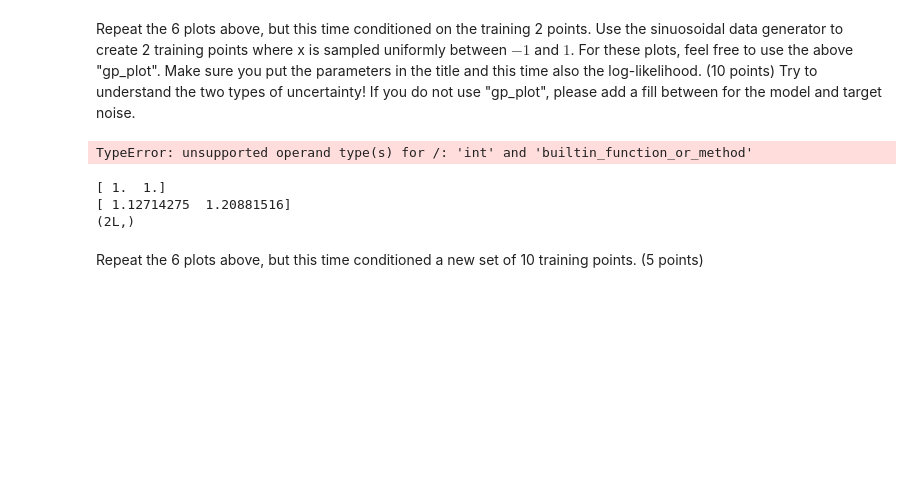
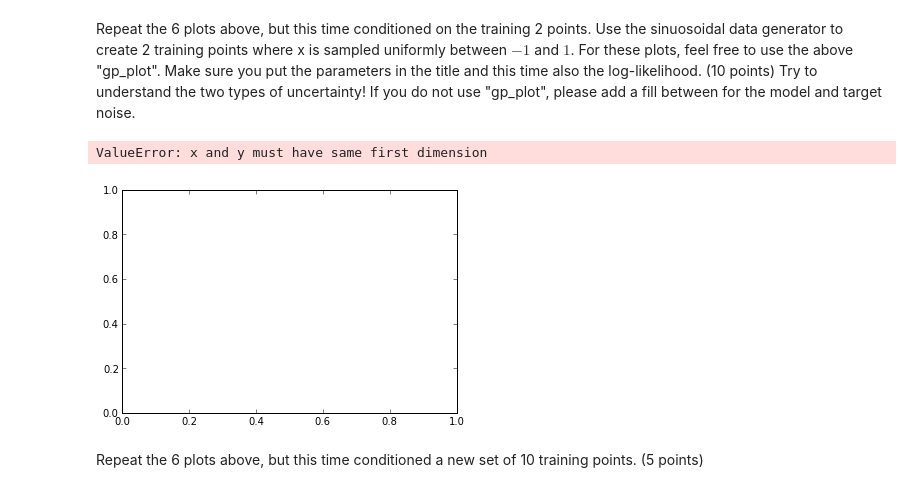
Before and after one commit to jaivalis/MLPR-Labs, a Jupyter notebook: Lab3/Lab3A-class.ipynb, the cells around one changed output. Cells and saved outputs as stored; diff of their text form; code cells hidden in the pictures; blank space fills up the shorter version.

```diff
--- a/Lab3/Lab3A-class.ipynb
+++ b/Lab3/Lab3A-class.ipynb
@@ -207,8 +216,8 @@ Write a function "gp_predictive_distribution( x_train, x_test, theta, C = None )
 Later, to learn the hyperparameters, we will need to compute the log-likelihood of the of the training data.  Implicitly, this is conditioned on the value setting for $\thetav$.  Write a function "gp_log_likelihood( x_train, t_train, theta, C = None, invC = None )", where C and invC can be stored and reused.  (10 points)
 # %%
 #this function should compute C,k,c,mean_function,noise_function
-# c scalar(kernel evaluation at the test input) = k(x_N+1,x_N+1)+1/beta (p. 308)
-# k vector with elements k(x_n,x_N+1)
+# c scalar(kernel evaluation at the test input) = k(x_N+1,x_N+1)+1/beta (p. 308); corresponds to K** in GPtutorial
+# k vector with elements k(x_n,x_N+1) corresponds to K* in GPtutorial
 # C matrix
 # x_N+1 = x_test (p. 307)
 # ___________
@@ -216,24 +225,27 @@ Later, to learn the hyperparameters, we will need to compute the log-likelihood
 # x_test set of test points
 # theta 4 x 1 vector
 def gp_predictive_distribution( x_train, x_test, theta, C = None ):
+    mean_function = []
+    noise_function = []
     # compute vector k:
-    k = vector_k_n_m(x_train, x_test, theta)
+    K = computeK(x_train, x_test, theta) # supposed to be a vector, but with more test points we can create a matrix with the index we can get the vector of each test point
     #k = []
     #for i in range(0,len(x_train)):
     #    k.append(k_n_m(x_train[i], x_test, theta))
     # compute scalar c
-    print shape(k_n_m(x_test, x_test, theta))
     c = k_n_m(x_test, x_test, theta) + 1/beta
     # compute matrix C
-    C = computeC(x_train, x_test, theta)
+    C = computeC(x_train, x_train, theta)
     # compute mean_function; Eq. 6.66
-    mean_function = np.dot(np.dot(np.transpose(k),np.linalg.inv(C)),true_mean_function(x_test))
+    for i in range(0, len(x_test)):
+        mean_function.append( np.dot(np.dot(np.transpose(K)[i], np.linalg.inv(C)), true_mean_function(x_test[i])))
     # compute noise_function; Eq. 6.67
-    noise_function = c - np.dot(np.dot(np.transpose(k),np.linalg.inv(C)),k) # is that really the noise function or is that the covariance?
-    return C, k, c, mean_function, noise_function
+    for i in range(0, len(x_test)):
+        noise_function.append( c - np.dot(np.dot(np.transpose(K), np.linalg.inv(C)), K)) # is that really the noise function or is that the covariance?
+    return C, K, c, mean_function, noise_function
 
 def gp_log_likelihood( x_train, t_train, theta , C = None, invC = None ):
-    log_likelihood = -0.5 * np.log(C) - 0.5 * np.dot( np.dot( np.transpose( t_train ), invC), t_train) - len(x_train) * np.log(2 * np.pi)
+    log_likelihood = -0.5 * np.log(computeC(x_train, x_train, theta)) - 0.5 * np.dot( np.dot( np.transpose( t_train ), np.linalg.inv(computeC(x_train, x_train, theta))), t_train) - len(x_train) * np.log(2 * np.pi)
     # C = none; for computeC() we need 2 input vectors X1 and X2... how do we get a C, invC here?
 # %%
 def gp_plot( x_test, y_test, mu_test, var_test, x_train, t_train, theta, beta ):
@@ -251,26 +263,27 @@ def gp_plot( x_test, y_test, mu_test, var_test, x_train, t_train, theta, beta ):
     std_combo = std_model + np.sqrt( 1.0/beta )    # add stddev (note: not the same as full)
 
     plt.plot( x_test, y_test, 'b', lw=3)
+    print 'x_test: ' + str(shape(x_test))
+    print 'y_test: ' + str(shape(y_test))
     plt.plot( x_test, mu_test, 'k--', lw=2 )
+    print 'mu_test: ' + str(shape(mu_test))
     plt.fill_between( x_test, mu_test+2*std_combo,mu_test-2*std_combo, color='k', alpha=0.25 )
     plt.fill_between( x_test, mu_test+2*std_model,mu_test-2*std_model, color='r', alpha=0.25 )
-    plt.title('Theta: ' + str(theta) + ', Log-Likelihood: ') #+ str(gp_log_likelihood(x_train, t_train, theta)))
+    plt.title('Theta: ' + str(theta) + ', Log-Likelihood: ' + str(gp_log_likelihood(x_train, t_train, theta)))
     plt.plot( x_train, t_train, 'ro', ms=10 )
 # %% [markdown]
 Repeat the 6 plots above, but this time conditioned on the training 2 points.  Use the sinuosoidal data generator to create 2 training points where x is sampled uniformly between $-1$ and $1$.  For these plots, feel free to use the above "gp_plot".  Make sure you put the parameters in the title and this time also the log-likelihood. (10 points)  Try to understand the two types of uncertainty!  If you do not use "gp_plot", please add a fill between for the model and target noise.
 # %%
 # generate 2 training points
-x_training = np.random.uniform(-1,1,2);
-x_test = np.random.uniform(-1,1,2); # what's x_test supposed to be? which shape?
+x_training2 = np.random.uniform(-1,1,2);
+x_test2 = np.random.uniform(-1,1,2); # what's x_test supposed to be? which shape?
 theta = [1,4,0,5]
-pred = gp_predictive_distribution(x_training, x_test, theta)
+pred = gp_predictive_distribution(x_training2, x_test2, theta)
 # they don't have the same shape, so it's not possible to plot with different numbers of x and y
-gp_plot(x_test, true_mean_function(x_test),pred[3], pred[0], x_training, true_mean_function(x_training), theta, beta)
+gp_plot(x_test, true_mean_function(x_test2),pred[3], pred[0], x_training, true_mean_function(x_training2), theta, beta)
 # %% [output]
-TypeError: unsupported operand type(s) for /: 'int' and 'builtin_function_or_method'
+ValueError: x and y must have same first dimension
-[ 1.  1.]
-[ 1.12714275  1.20881516]
-(2L,)
+[figure, added]
 # %% [markdown]
 Repeat the 6 plots above, but this time conditioned a new set of 10 training points. (5 points)
 # %%
```
Also changed, not shown: parts of 4 cells of this notebook.
